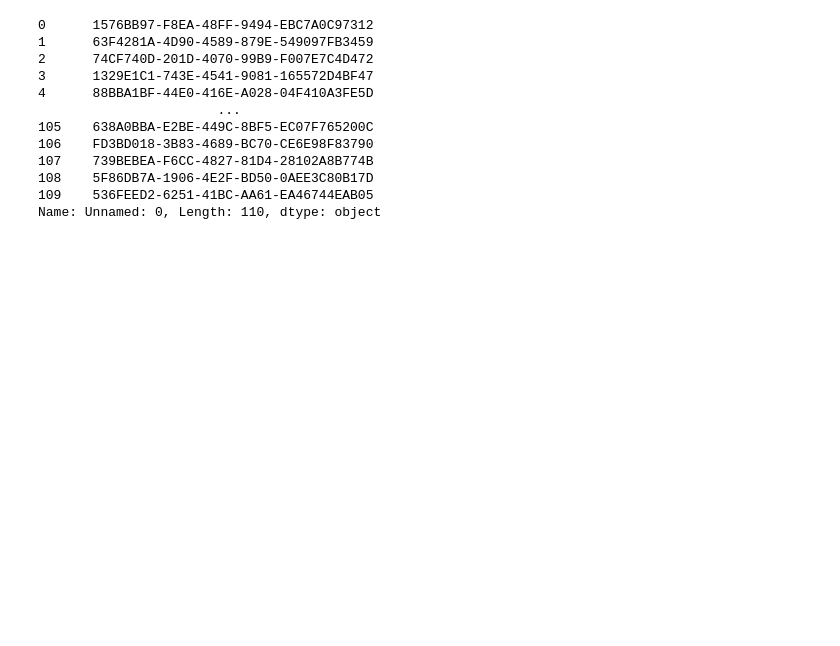
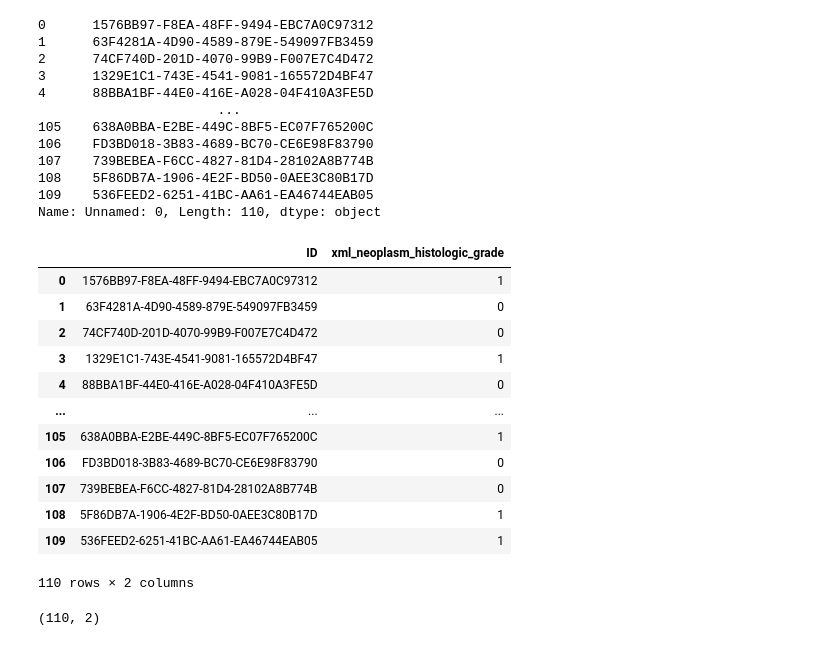
Before and after one commit to AadityaGithubFirst/09615, a Jupyter notebook: Homework/Homework Assignment-3/HW3_AadityaHariNair.ipynb, the cells around one changed output. Cells and saved outputs as stored; diff of their text form; code cells hidden in the pictures; blank space fills up the shorter version.

```diff
--- a/Homework/Homework Assignment-3/HW3_AadityaHariNair.ipynb
+++ b/Homework/Homework Assignment-3/HW3_AadityaHariNair.ipynb
@@ -237,5 +237,5 @@ y_tes = clf.predict(X_test)
 # %%
 a = {"ID": Id, "xml_neoplasm_histologic_grade": y_tes}
 # %%
-j = pd.DataFrame(data = a)
+j = pd.DataFrame(data = a, index = None)
 # %%
@@ -242,0 +243,20 @@ j.to_csv("Solutions.csv")
+# %%
+j
+# %% [output]
+|  | ID | xml_neoplasm_histologic_grade |
+| 0 | 1576BB97-F8EA-48FF-9494-EBC7A0C97312 | 1 |
+| 1 | 63F4281A-4D90-4589-879E-549097FB3459 | 0 |
+| 2 | 74CF740D-201D-4070-99B9-F007E7C4D472 | 0 |
+| 3 | 1329E1C1-743E-4541-9081-165572D4BF47 | 1 |
+| 4 | 88BBA1BF-44E0-416E-A028-04F410A3FE5D | 0 |
+| ... | ... | ... |
+| 105 | 638A0BBA-E2BE-449C-8BF5-EC07F765200C | 1 |
+| 106 | FD3BD018-3B83-4689-BC70-CE6E98F83790 | 0 |
+| 107 | 739BEBEA-F6CC-4827-81D4-28102A8B774B | 0 |
+| 108 | 5F86DB7A-1906-4E2F-BD50-0AEE3C80B17D | 1 |
+| 109 | 536FEED2-6251-41BC-AA61-EA46744EAB05 | 1 |
+110 rows × 2 columns
+# %%
+j.shape
+# %% [output]
+(110, 2)
```
Also changed, not shown: parts of 1 cell of this notebook, 2 other files.
